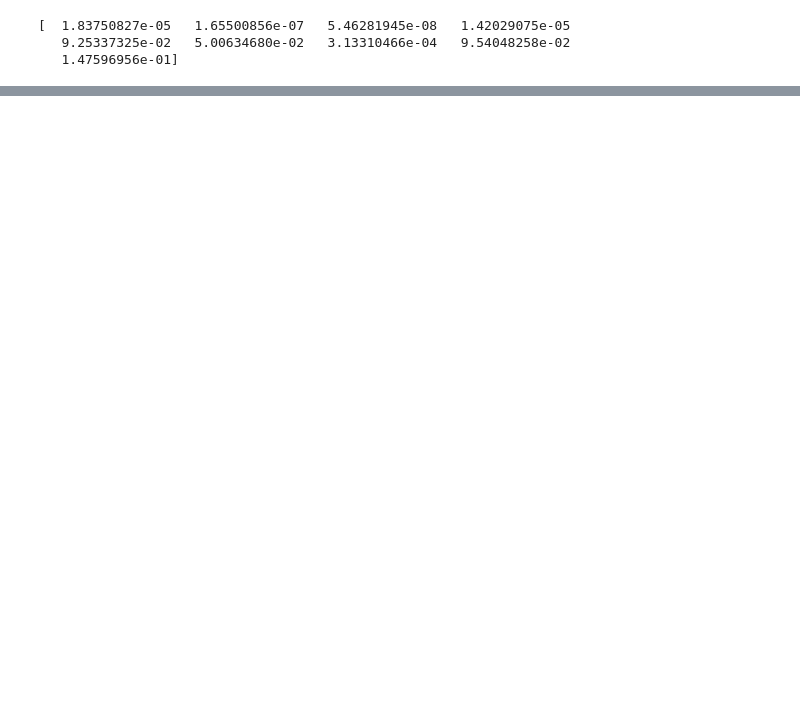
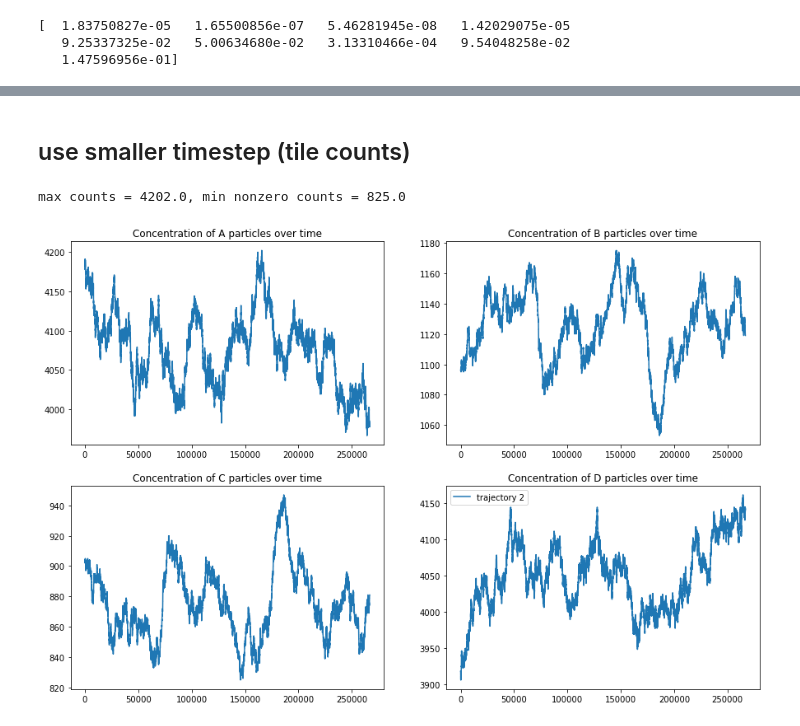
Before and after one commit to readdy/readdy_learn, a Jupyter notebook: analyze/cross validation.ipynb, the cells around one changed output, grey strips where cells are left out. Cells and saved outputs as stored; diff of their text form; code cells hidden in the pictures; blank space fills up the shorter version.

```diff
--- a/analyze/cross validation.ipynb
+++ b/analyze/cross validation.ipynb
@@ -290,0 +294,2 @@ max counts = 6000.0, min nonzero counts = 1.0
+# %%
+best_alpha, l1_ratio = 800, 1.0
@@ -290,0 +385,22 @@ max counts = 6000.0, min nonzero counts = 1.0
+# %%
+full_traj = pat.Trajectory("../generate/simple_trajectory_3.h5")
+full_traj.update()
+
+f, ((ax1, ax2), (ax3, ax4)) = plt.subplots(nrows=2, ncols=2, figsize=(15, 10))
+f.suptitle("learning rates from equilibrated trajectory")
+axes = [ax1, ax2, ax3, ax4]
+labels=["A", "B", "C", "D"]
+num_solns = []
+for coeffs in [coefficients]:
+    def fun(data, _):
+        theta = np.array([f(data) for f in bfc.functions])
+        return np.matmul(coeffs, theta)
+    num_solns.append(odeint(fun, full_traj.counts[0], np.arange(0, full_traj.n_time_steps*full_traj.time_step, full_traj.time_step)))
+num_solns[0] = num_solns[0][20000:]
+for i in range(full_traj.n_species):
+    axes[i].plot(np.arange(0, full_traj.n_time_steps), full_traj.counts[:,i], label="counts")
+    for idx, num_sol in enumerate(num_solns):
+        axes[i].plot(np.arange(20000, 20000+len(num_sol[:, i])), num_sol[:, i], label="num sol %s" % idx)
+    axes[i].set_title("Concentration of %s particles over time" % labels[i])
+plt.legend()
+plt.show()
@@ -290,0 +410,27 @@ max counts = 6000.0, min nonzero counts = 1.0
+# %% [markdown]
+## use smaller timestep (tile counts)
+# %%
+traj2 = pat.Trajectory("../generate/simple_trajectory_3.h5")
+traj2.counts = traj2.counts[20000:]
+traj2.counts = traj2.counts.repeat(10, axis=0)
+traj2.time_step = traj2.time_step / 10.
+traj2.update()
+
+bfc = BasisFunctionConfiguration(n_species=4)
+bfc.add_fusion(0, 1, 2)  # A + B -> C (0)
+bfc.add_fission(2, 0, 1) # C -> A + B (4)
+bfc.add_conversion(0, 3) # A -> D     (7)
+bfc.add_conversion(3, 0) # D -> A     (8)
+# %% [output]
+max counts = 4202.0, min nonzero counts = 825.0
+# %%
+f, ((ax1, ax2), (ax3, ax4)) = plt.subplots(nrows=2, ncols=2, figsize=(15, 10))
+axes = [ax1, ax2, ax3, ax4]
+labels=["A", "B", "C", "D"]
+for i in range(traj2.n_species):
+    axes[i].plot(traj2.counts[:, i][::3], label="trajectory 2")
+    axes[i].set_title("Concentration of %s particles over time" % labels[i])
+plt.legend()
+plt.show()
+# %% [output]
+[figure, added]
```
Also changed, not shown: parts of 39 cells of this notebook.
